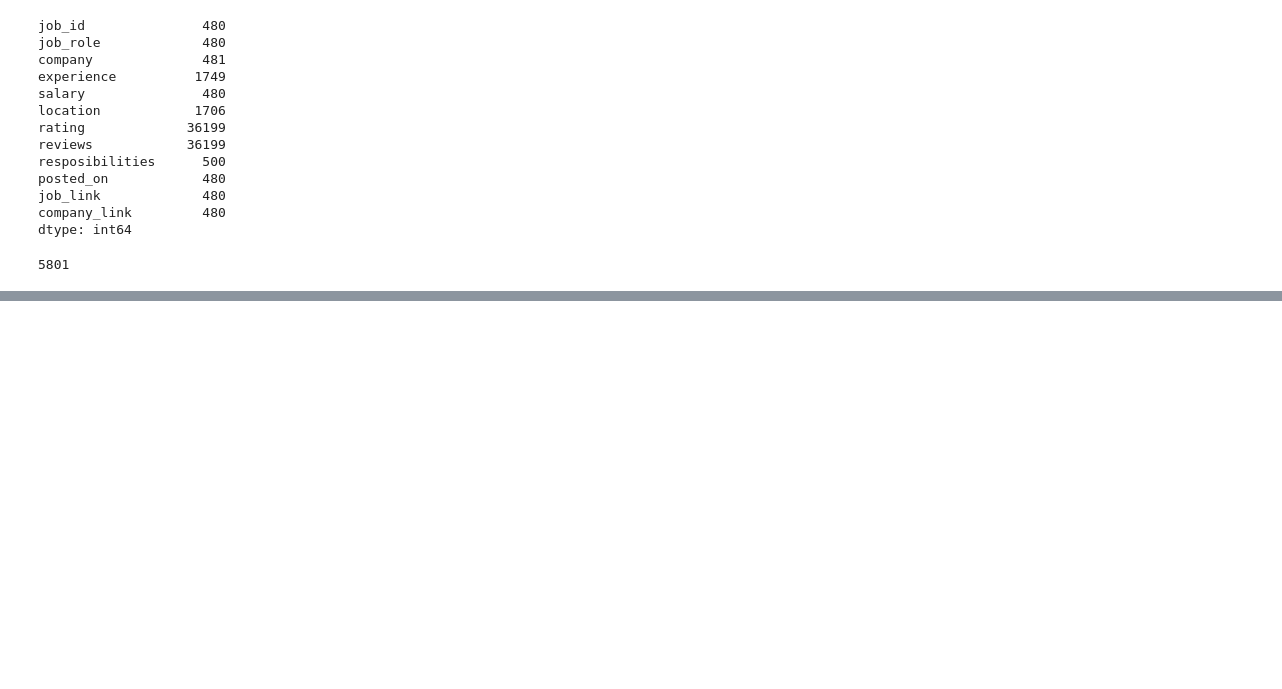
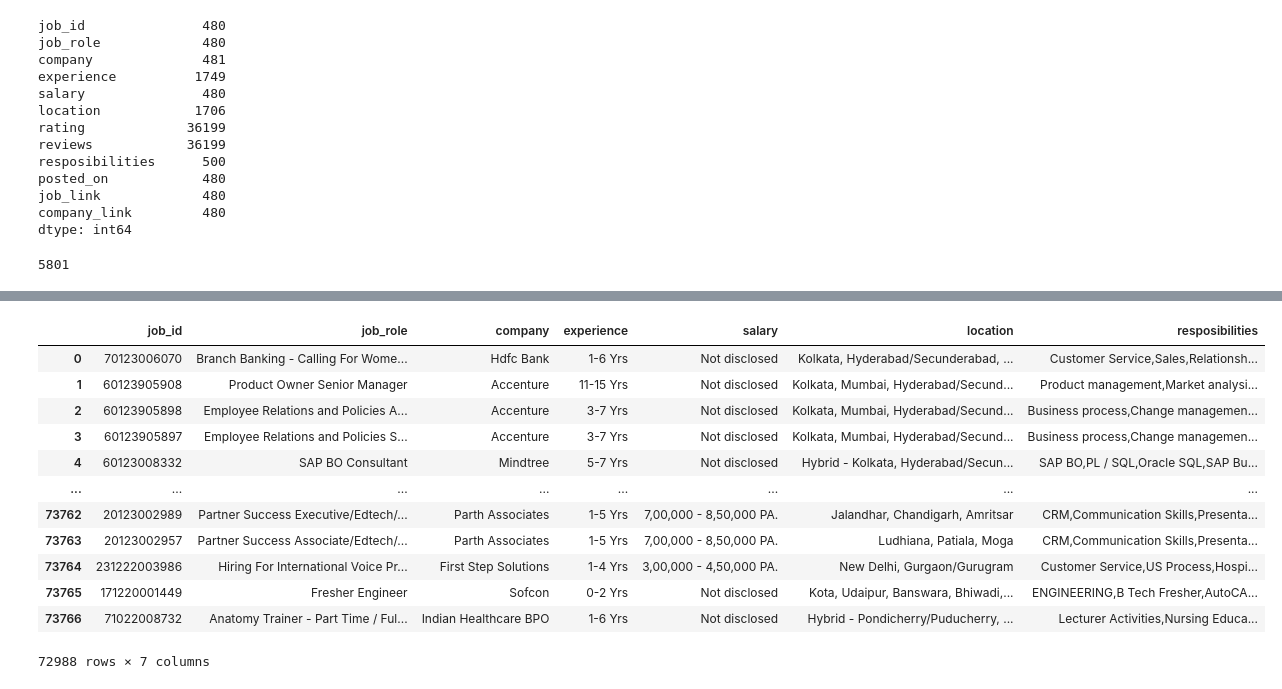
Before and after one commit to nitindhami/EDA, a Jupyter notebook: Explore.ipynb, the cells around one changed output, grey strips where cells are left out. Saved outputs shown, nothing was run; the diff lists cells and outputs as text; code cells hidden in the pictures; blank space fills up the shorter version.

```diff
--- a/Explore.ipynb
+++ b/Explore.ipynb
@@ -82,0 +112,5 @@ df.duplicated().sum()
+# %%
+df = df.dropna(subset = ['job_id','company','resposibilities'])
+# %%
+df['experience'] = df['experience'].fillna('5-10 Yrs')
+df['location']   = df['location'].fillna('Bangalore/Bengaluru')
@@ -82,0 +126,3 @@ df.duplicated().sum()
+# %%
+
+df.drop_duplicates(subset = 'job_id', inplace = True)
@@ -82,0 +138,18 @@ df.duplicated().sum()
+# %%
+df['job_id'] = df['job_id'].astype(int)
+# %%
+df
+# %% [output]
+|  | job_id | job_role | company | experience | salary | location | resposibilities |
+| 0 | 70123006070 | Branch Banking - Calling For Wome... | Hdfc Bank | 1-6 Yrs | Not disclosed | Kolkata, Hyderabad/Secunderabad, ... | Customer Service,Sales,Relationsh... |
+| 1 | 60123905908 | Product Owner Senior Manager | Accenture | 11-15 Yrs | Not disclosed | Kolkata, Mumbai, Hyderabad/Secund... | Product management,Market analysi... |
+| 2 | 60123905898 | Employee Relations and Policies A... | Accenture | 3-7 Yrs | Not disclosed | Kolkata, Mumbai, Hyderabad/Secund... | Business process,Change managemen... |
+| 3 | 60123905897 | Employee Relations and Policies S... | Accenture | 3-7 Yrs | Not disclosed | Kolkata, Mumbai, Hyderabad/Secund... | Business process,Change managemen... |
+| 4 | 60123008332 | SAP BO Consultant | Mindtree | 5-7 Yrs | Not disclosed | Hybrid - Kolkata, Hyderabad/Secun... | SAP BO,PL / SQL,Oracle SQL,SAP Bu... |
+| ... | ... | ... | ... | ... | ... | ... | ... |
+| 73762 | 20123002989 | Partner Success Executive/Edtech/... | Parth Associates | 1-5 Yrs | 7,00,000 - 8,50,000 PA. | Jalandhar, Chandigarh, Amritsar | CRM,Communication Skills,Presenta... |
+| 73763 | 20123002957 | Partner Success Associate/Edtech/... | Parth Associates | 1-5 Yrs | 7,00,000 - 8,50,000 PA. | Ludhiana, Patiala, Moga | CRM,Communication Skills,Presenta... |
+| 73764 | 231222003986 | Hiring For International Voice Pr... | First Step Solutions | 1-4 Yrs | 3,00,000 - 4,50,000 PA. | New Delhi, Gurgaon/Gurugram | Customer Service,US Process,Hospi... |
+| 73765 | 171220001449 | Fresher Engineer | Sofcon | 0-2 Yrs | Not disclosed | Kota, Udaipur, Banswara, Bhiwadi,... | ENGINEERING,B Tech Fresher,AutoCA... |
+| 73766 | 71022008732 | Anatomy Trainer - Part Time / Ful... | Indian Healthcare BPO | 1-6 Yrs | Not disclosed | Hybrid - Pondicherry/Puducherry, ... | Lecturer Activities,Nursing Educa... |
+72988 rows × 7 columns
```
Also changed, not shown: parts of 7 cells of this notebook.
